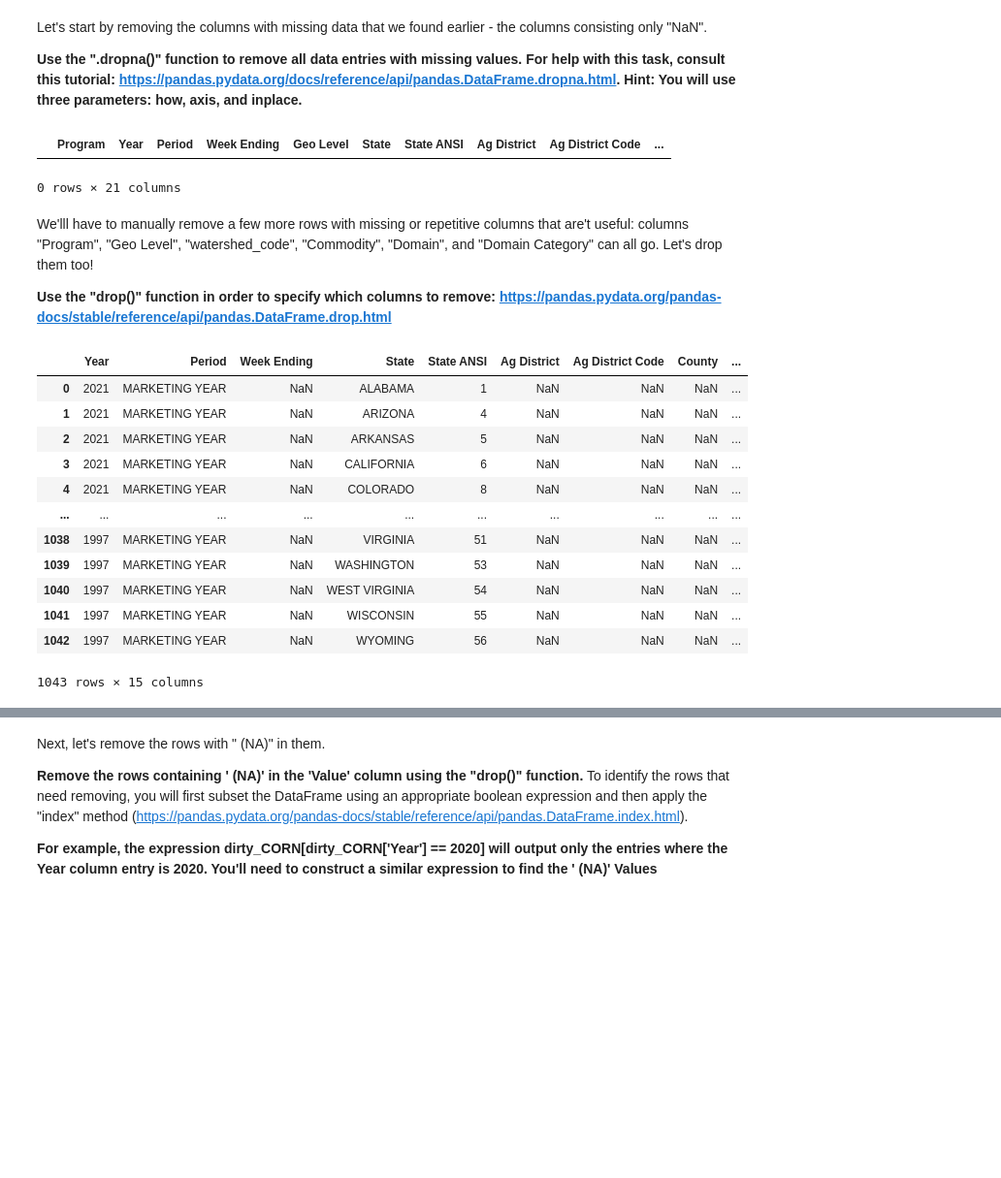
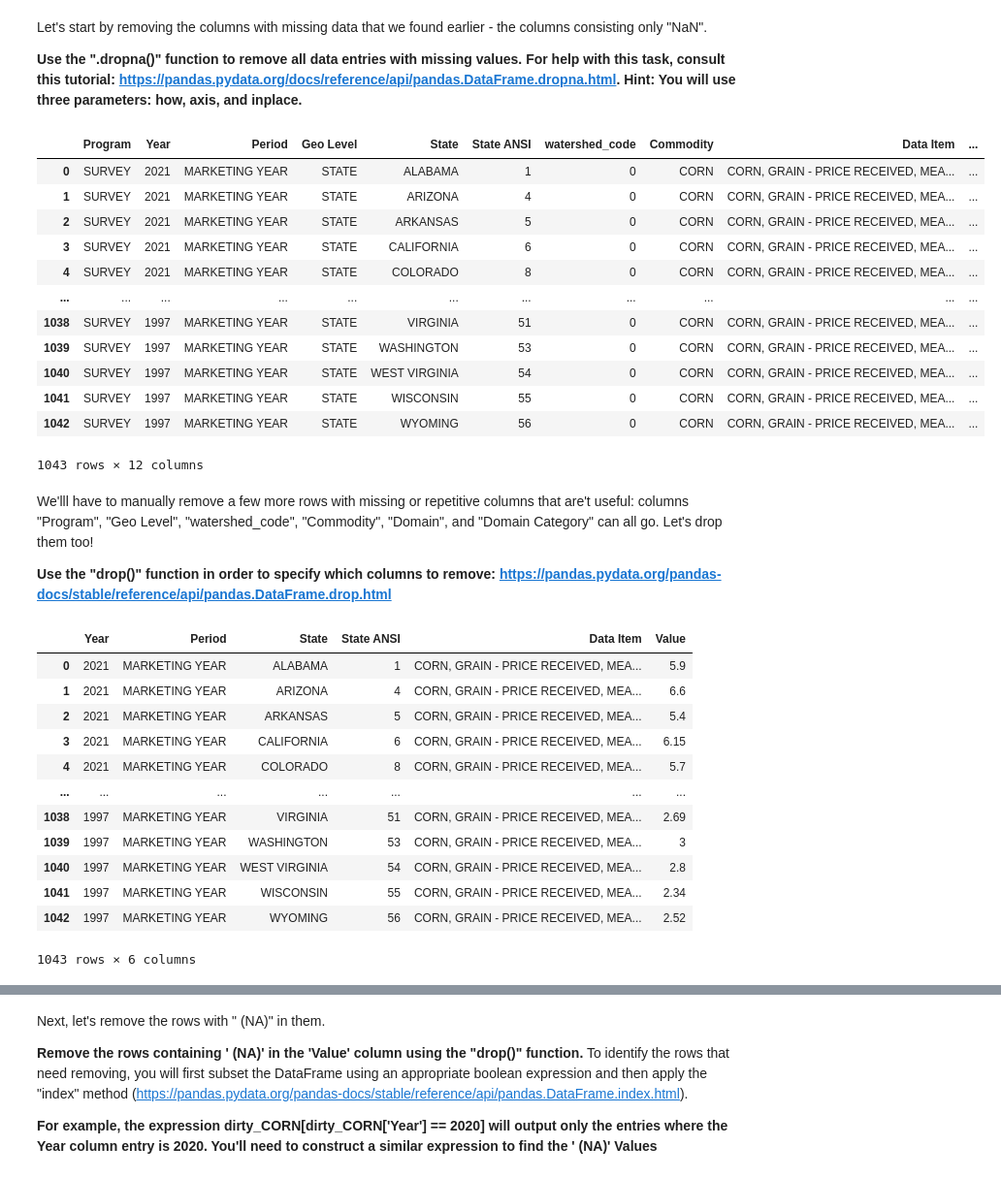
Before and after one commit to ShihYLin/Ag-Informatics, a Jupyter notebook: Lab2/lab2-ShihYunLin.ipynb, the cells around one changed output, grey strips where cells are left out. Shown at 97% size. Cells and saved outputs as stored; diff of their text form; code cells hidden in the pictures; blank space fills up the shorter version.

Commit message:
clean data

```diff
--- a/Lab2/lab2-ShihYunLin.ipynb
+++ b/Lab2/lab2-ShihYunLin.ipynb
@@ -192,11 +192,23 @@ Let's start by removing the columns with missing data that we found earlier - th
 # %%
 # Remove empty columns from raw_data. Show the head of the data to see what columns remain.
 
 # Enter code here ...
-df.dropna()
+df.dropna(axis=1, how='all', inplace=True)
+df
 # %% [output]
-|  | Program | Year | Period | Week Ending | Geo Level | State | State ANSI | Ag District | Ag District Code | ... |
+|  | Program | Year | Period | Geo Level | State | State ANSI | watershed_code | Commodity | Data Item | ... |
+| 0 | SURVEY | 2021 | MARKETING YEAR | STATE | ALABAMA | 1 | 0 | CORN | CORN, GRAIN - PRICE RECEIVED, MEA... | ... |
+| 1 | SURVEY | 2021 | MARKETING YEAR | STATE | ARIZONA | 4 | 0 | CORN | CORN, GRAIN - PRICE RECEIVED, MEA... | ... |
+| 2 | SURVEY | 2021 | MARKETING YEAR | STATE | ARKANSAS | 5 | 0 | CORN | CORN, GRAIN - PRICE RECEIVED, MEA... | ... |
+| 3 | SURVEY | 2021 | MARKETING YEAR | STATE | CALIFORNIA | 6 | 0 | CORN | CORN, GRAIN - PRICE RECEIVED, MEA... | ... |
+| 4 | SURVEY | 2021 | MARKETING YEAR | STATE | COLORADO | 8 | 0 | CORN | CORN, GRAIN - PRICE RECEIVED, MEA... | ... |
+| ... | ... | ... | ... | ... | ... | ... | ... | ... | ... | ... |
+| 1038 | SURVEY | 1997 | MARKETING YEAR | STATE | VIRGINIA | 51 | 0 | CORN | CORN, GRAIN - PRICE RECEIVED, MEA... | ... |
+| 1039 | SURVEY | 1997 | MARKETING YEAR | STATE | WASHINGTON | 53 | 0 | CORN | CORN, GRAIN - PRICE RECEIVED, MEA... | ... |
+| 1040 | SURVEY | 1997 | MARKETING YEAR | STATE | WEST VIRGINIA | 54 | 0 | CORN | CORN, GRAIN - PRICE RECEIVED, MEA... | ... |
+| 1041 | SURVEY | 1997 | MARKETING YEAR | STATE | WISCONSIN | 55 | 0 | CORN | CORN, GRAIN - PRICE RECEIVED, MEA... | ... |
+| 1042 | SURVEY | 1997 | MARKETING YEAR | STATE | WYOMING | 56 | 0 | CORN | CORN, GRAIN - PRICE RECEIVED, MEA... | ... |
-0 rows × 21 columns
+1043 rows × 12 columns
 # %% [markdown]
 We'lll have to manually remove a few more rows with missing or repetitive columns that are't useful: columns "Program", "Geo Level", "watershed_code", "Commodity", "Domain", and "Domain Category" can all go. Let's drop them too!
 
@@ -206,21 +218,22 @@ We'lll have to manually remove a few more rows with missing or repetitive column
 # Display the head() to see what remains.
 
 # Enter code here ...
-df.drop(['Program', 'Geo Level', 'Commodity', 'watershed_code', 'Domain', 'Domain Category'], axis=1)
+df = df.drop(columns=["Program", "Geo Level", "watershed_code", "Commodity", "Domain", "Domain Category"])
+df
 # %% [output]
-|  | Year | Period | Week Ending | State | State ANSI | Ag District | Ag District Code | County | ... |
-| 0 | 2021 | MARKETING YEAR | NaN | ALABAMA | 1 | NaN | NaN | NaN | ... |
-| 1 | 2021 | MARKETING YEAR | NaN | ARIZONA | 4 | NaN | NaN | NaN | ... |
-| 2 | 2021 | MARKETING YEAR | NaN | ARKANSAS | 5 | NaN | NaN | NaN | ... |
-| 3 | 2021 | MARKETING YEAR | NaN | CALIFORNIA | 6 | NaN | NaN | NaN | ... |
-| 4 | 2021 | MARKETING YEAR | NaN | COLORADO | 8 | NaN | NaN | NaN | ... |
-| ... | ... | ... | ... | ... | ... | ... | ... | ... | ... |
-| 1038 | 1997 | MARKETING YEAR | NaN | VIRGINIA | 51 | NaN | NaN | NaN | ... |
-| 1039 | 1997 | MARKETING YEAR | NaN | WASHINGTON | 53 | NaN | NaN | NaN | ... |
-| 1040 | 1997 | MARKETING YEAR | NaN | WEST VIRGINIA | 54 | NaN | NaN | NaN | ... |
-| 1041 | 1997 | MARKETING YEAR | NaN | WISCONSIN | 55 | NaN | NaN | NaN | ... |
-| 1042 | 1997 | MARKETING YEAR | NaN | WYOMING | 56 | NaN | NaN | NaN | ... |
+|  | Year | Period | State | State ANSI | Data Item | Value |
+| 0 | 2021 | MARKETING YEAR | ALABAMA | 1 | CORN, GRAIN - PRICE RECEIVED, MEA... | 5.9 |
+| 1 | 2021 | MARKETING YEAR | ARIZONA | 4 | CORN, GRAIN - PRICE RECEIVED, MEA... | 6.6 |
+| 2 | 2021 | MARKETING YEAR | ARKANSAS | 5 | CORN, GRAIN - PRICE RECEIVED, MEA... | 5.4 |
+| 3 | 2021 | MARKETING YEAR | CALIFORNIA | 6 | CORN, GRAIN - PRICE RECEIVED, MEA... | 6.15 |
+| 4 | 2021 | MARKETING YEAR | COLORADO | 8 | CORN, GRAIN - PRICE RECEIVED, MEA... | 5.7 |
+| ... | ... | ... | ... | ... | ... | ... |
+| 1038 | 1997 | MARKETING YEAR | VIRGINIA | 51 | CORN, GRAIN - PRICE RECEIVED, MEA... | 2.69 |
+| 1039 | 1997 | MARKETING YEAR | WASHINGTON | 53 | CORN, GRAIN - PRICE RECEIVED, MEA... | 3 |
+| 1040 | 1997 | MARKETING YEAR | WEST VIRGINIA | 54 | CORN, GRAIN - PRICE RECEIVED, MEA... | 2.8 |
+| 1041 | 1997 | MARKETING YEAR | WISCONSIN | 55 | CORN, GRAIN - PRICE RECEIVED, MEA... | 2.34 |
+| 1042 | 1997 | MARKETING YEAR | WYOMING | 56 | CORN, GRAIN - PRICE RECEIVED, MEA... | 2.52 |
-1043 rows × 15 columns
+1043 rows × 6 columns
 # %%
 # Print the shape of the data to ensure the empty columns have been removed, and that no rows have been lost.
 
```
Also changed, not shown: parts of 2 cells of this notebook.
